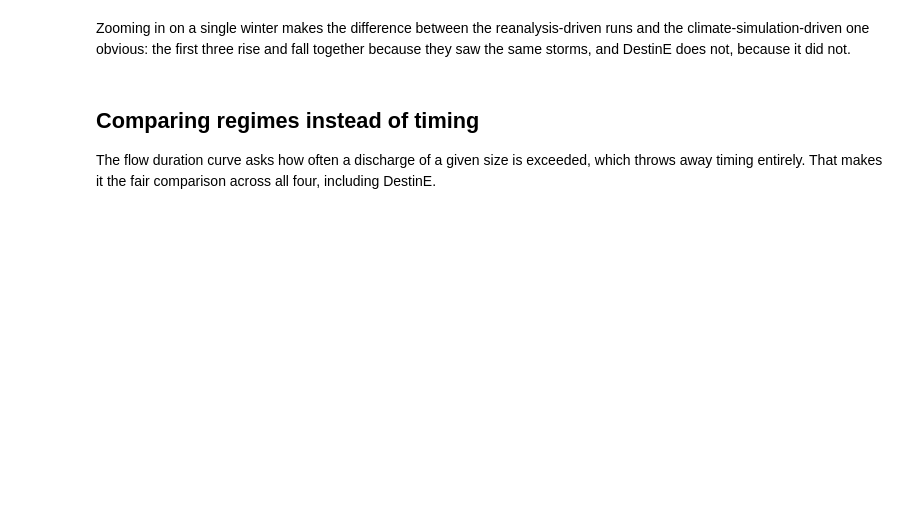
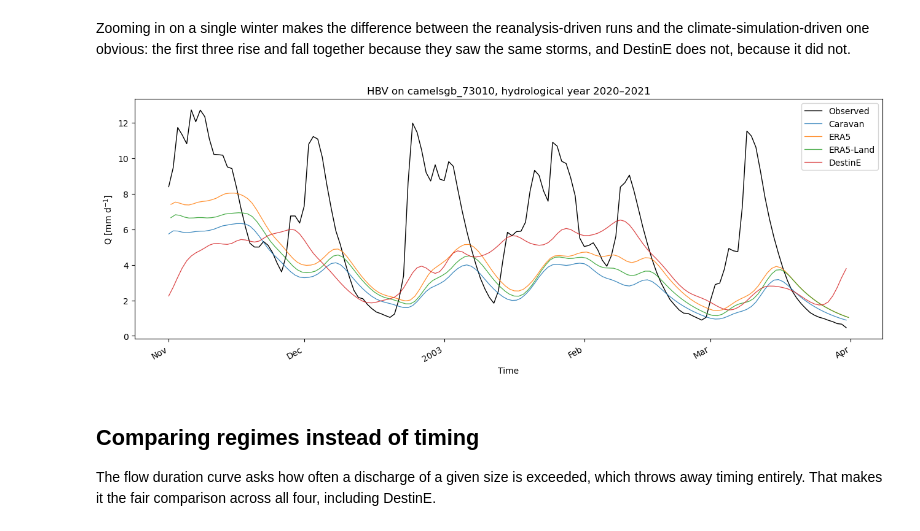
Before and after one commit to eWaterCycle/ewatercycle-destine, a Jupyter notebook: docs/forcings_with_hbv.ipynb, the cells around one changed output. Cells and saved outputs as stored; diff of their text form; code cells hidden in the pictures; blank space fills up the shorter version.

```diff
--- a/docs/forcings_with_hbv.ipynb
+++ b/docs/forcings_with_hbv.ipynb
@@ -309,19 +417,44 @@ Zooming in on a single winter makes the difference between the reanalysis-driven
 and the climate-simulation-driven one obvious: the first three rise and fall together
 because they saw the same storms, and DestinE does not, because it did not.
 # %%
-window = slice("2002-11-01", "2003-03-31")
+winter_start = "2002-11-01"
+winter_end = "2003-03-31"
 
-fig, ax = plt.subplots(figsize=(12, 4))
-observed.sel(time=window).plot(ax=ax, color="black", linewidth=1.2, label="Observed")
-for name in forcings:
-    modelled[name].loc[window].plot(ax=ax, linewidth=1.0, label=name)
+fig, ax = plt.subplots(figsize=(13, 5))
 
-ax.set_ylabel("Q [mm d-1]")
-ax.set_xlabel("")
-ax.set_title("Winter 2002-2003")
+# Observed
+observed_hy = observed.loc[winter_start:winter_end]
+observed_hy.plot(
+    ax=ax,
+    color="black",
+    linewidth=1.0,
+    label="Observed",
+)
+
+# Modelled
+for name, series in runs.items():
+    series_hy = series.loc[winter_start:winter_end]
+
+    ax.plot(
+        series_hy.index,
+        series_hy.values,
+        linewidth=0.9,
+        alpha=0.85,
+        label=name,
+    )
+
+ax.set_ylabel("Q [mm d$^{-1}$]")
+ax.set_xlabel("Time")
+ax.set_title(
+    f"HBV on {camels_id}, hydrological year 2020–2021"
+)
 ax.legend()
+
+fig.autofmt_xdate()
 fig.tight_layout()
 plt.show()
+# %% [output]
+[figure, added]
 # %% [markdown]
 ## Comparing regimes instead of timing
 
```
Also changed, not shown: parts of 14 cells of this notebook.
